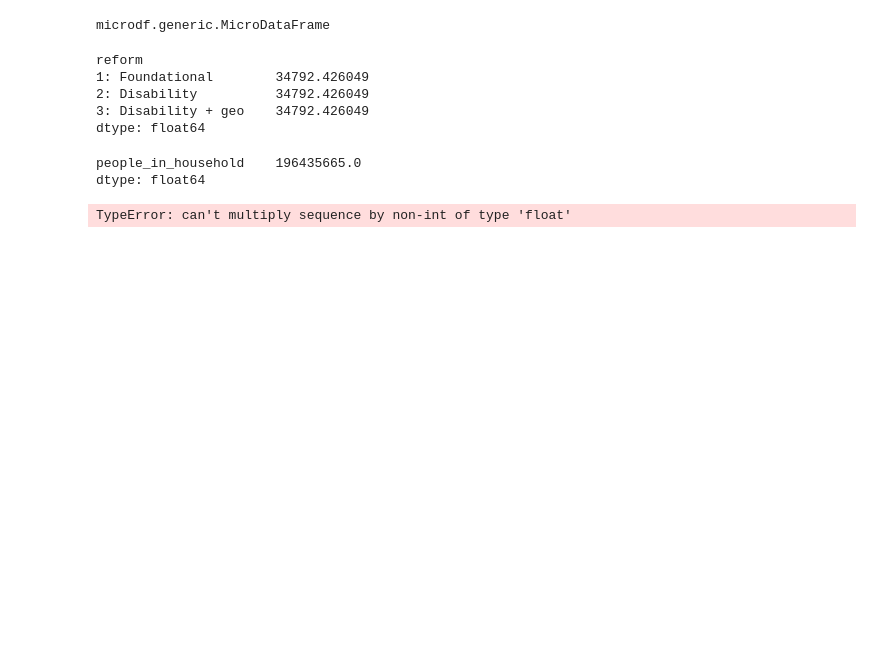
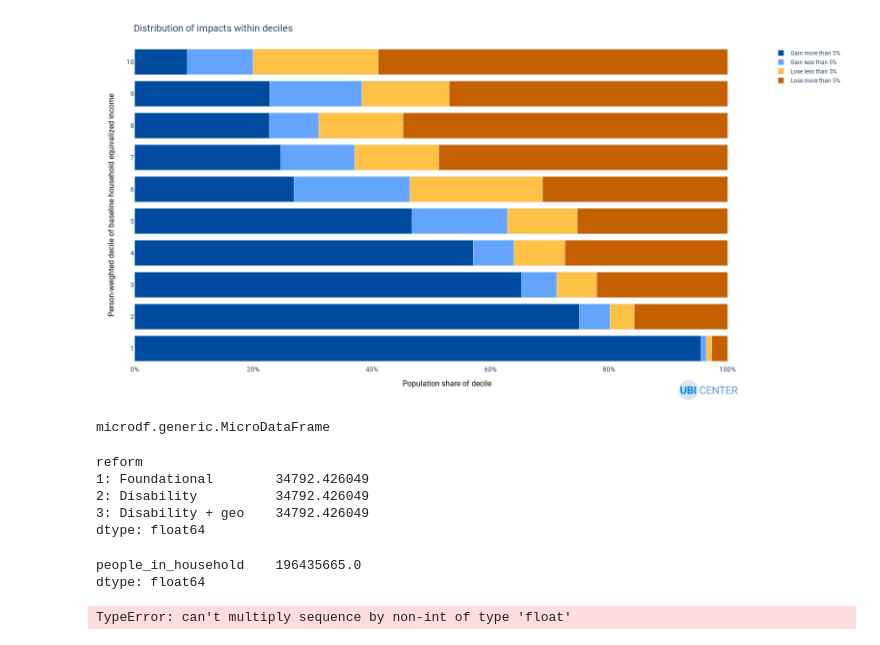
Before and after one commit to UBICenter/uk, a Jupyter notebook: jb/scratch.ipynb, the cells around one changed output. Cells and saved outputs as stored; diff of their text form; code cells hidden in the pictures; blank space fills up the shorter version.

Commit message:
Add within-decile charts

```diff
--- a/jb/scratch.ipynb
+++ b/jb/scratch.ipynb
@@ -229,0 +212,26 @@ h
+# %%
+BUCKETS = ["Lose more than 5%", "Lose less than 5%", "Gain less than 5%", "Gain more than 5%"]
+h["household_net_income_pc_group"] = pd.cut(h.household_net_income_pc, [-np.inf, -0.05, 0, 0.05, np.inf],
+                                            labels=BUCKETS)
+# %%
+def group(groupby, name="people_in_household"):
+    return (
+        h[h.household_net_income_base > 0].groupby(groupby)
+        .people_in_household.sum()
+        .reset_index()
+        .rename({0: name}, axis=1)
+    )
+
+
+chg_bucket = group(["reform", "decile", "household_net_income_pc_group"])
+chg_bucket_decile_total = group(["reform", "decile"], "total_people_in_household")
+chg_bucket_total = group(["reform", "household_net_income_pc_group"])
+reform_total = group("reform")
+# Calculate share of decile.
+chg_bucket = chg_bucket.merge(chg_bucket_decile_total, on=["reform", "decile"])
+chg_bucket["share_of_decile"] = chg_bucket.people_in_household / chg_bucket.total_people_in_household
+
+# Sort for correct stack order.
+chg_bucket["order"] = chg_bucket.household_net_income_pc_group.map(dict(zip(BUCKETS, range(len(BUCKETS)))))
+chg_bucket.sort_values("order", ascending=False, inplace=True)
+chg_bucket
@@ -230,3 +252,24 @@ h
+# %%
+chg_bucket1 = chg_bucket[chg_bucket.reform == "1: Foundational"]
+WITHIN_COLORS = [
+    "#c56000",  # Medium amber.
+    "#ffc046",  # Light amber.
+    "#63a4ff",  # Light blue.
+    "#004ba0",  # Dark blue.
+]
+WITHIN_COLOR_MAP = dict(zip(BUCKETS, WITHIN_COLORS))
+# %%
+import plotly.express as px
+fig = px.bar(chg_bucket1, "share_of_decile", "decile", color="household_net_income_pc_group", orientation="h", color_discrete_map=WITHIN_COLOR_MAP)
+fig.update_layout(title="Distribution of impacts within deciles", yaxis_dtick=1, legend_title="", xaxis_tickformat="%", xaxis_title="Population share of decile", yaxis_title="Person-weighted decile of baseline household equivalized income")
+import ubicenter
+def ubi_chart(fig, name):
+    fig = ubicenter.format_fig(fig, show=False)
+    fig.write_image(f"images/{name}.png", scale=2)
+    ubicenter.format_fig(fig)
+ubi_chart(fig, "dist1")
+# %% [output]
+[figure, added]
 # %%
 h.reset_index().drop("index", axis=1).__class__
 # %% [output]
```
Also changed, not shown: parts of 3 cells of this notebook, 6 other files.
